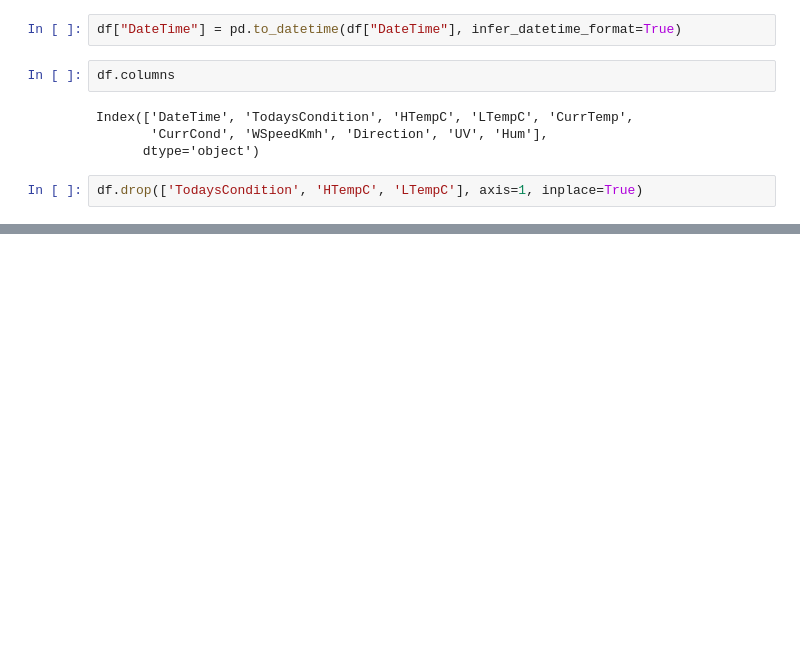
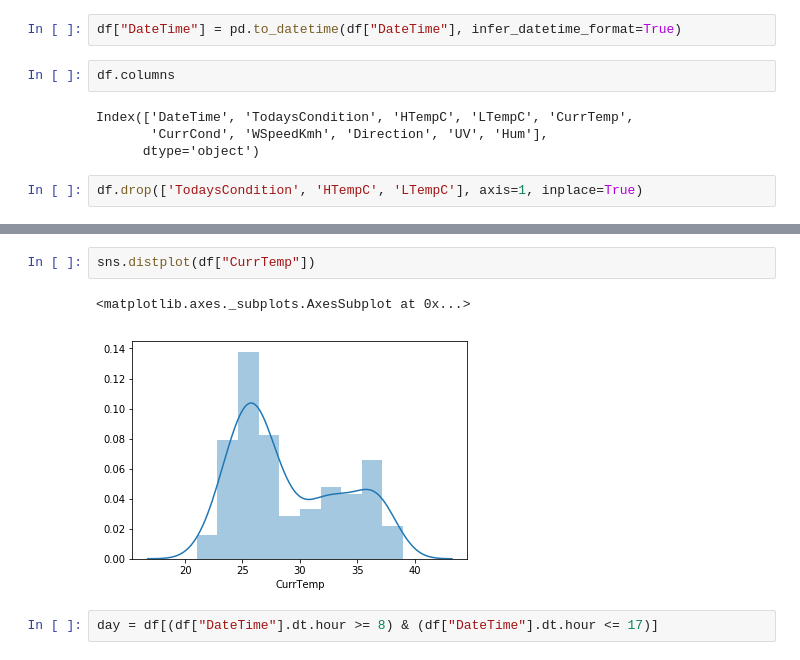
Before and after one commit to HenriqueCSJ/Python-Lessons, a Jupyter notebook: ML-Course/SKL/Paracambi_weather.ipynb, the cells around one changed output, grey strips where cells are left out. Cells and saved outputs as stored; diff of their text form; blank space fills up the shorter version.

```diff
--- a/ML-Course/SKL/Paracambi_weather.ipynb
+++ b/ML-Course/SKL/Paracambi_weather.ipynb
@@ -68,0 +85,7 @@ sns.pairplot(df)
+# %%
+sns.distplot(df["CurrTemp"])
+# %% [output]
+<matplotlib.axes._subplots.AxesSubplot at 0x...>
+[figure, added]
+# %%
+day = df[(df["DateTime"].dt.hour >= 8) & (df["DateTime"].dt.hour <= 17)]
```
Also changed, not shown: parts of 10 cells of this notebook, 20 other files.
